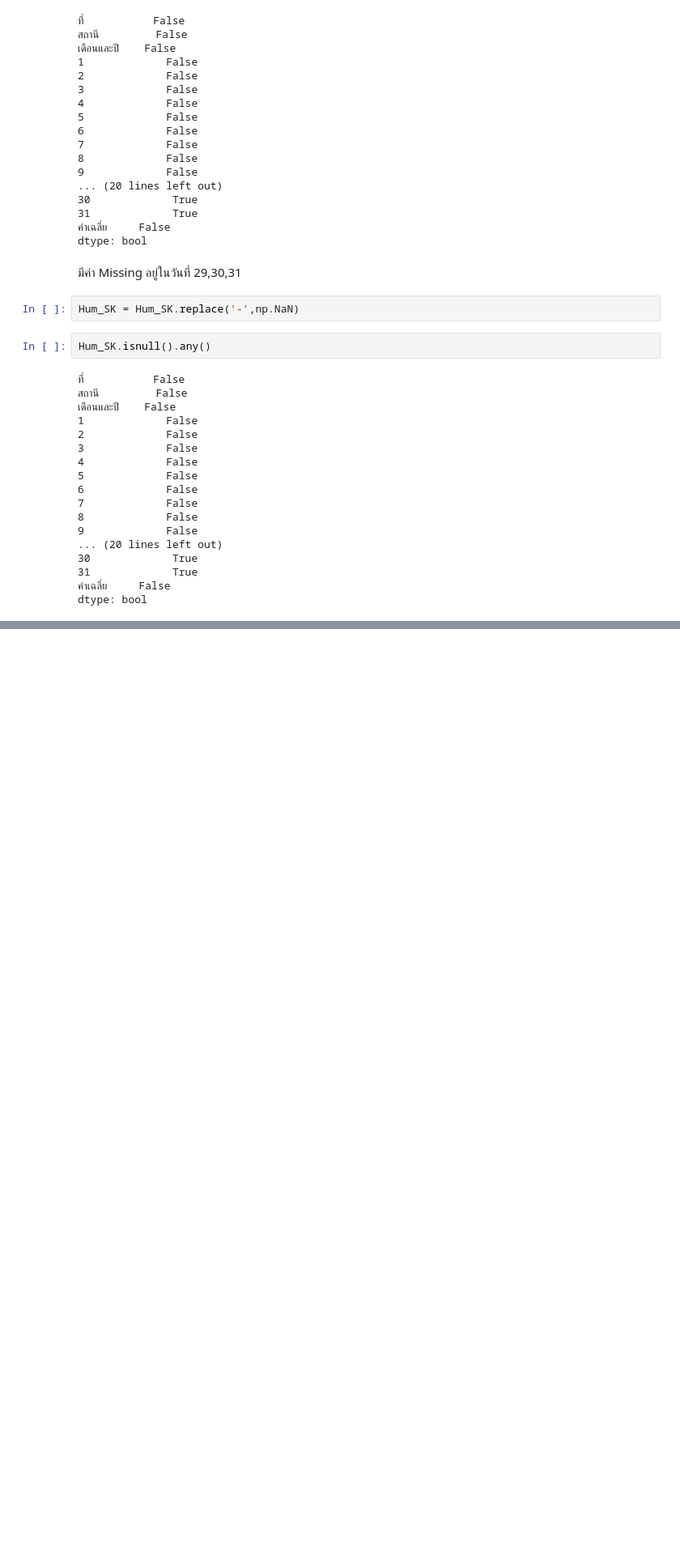
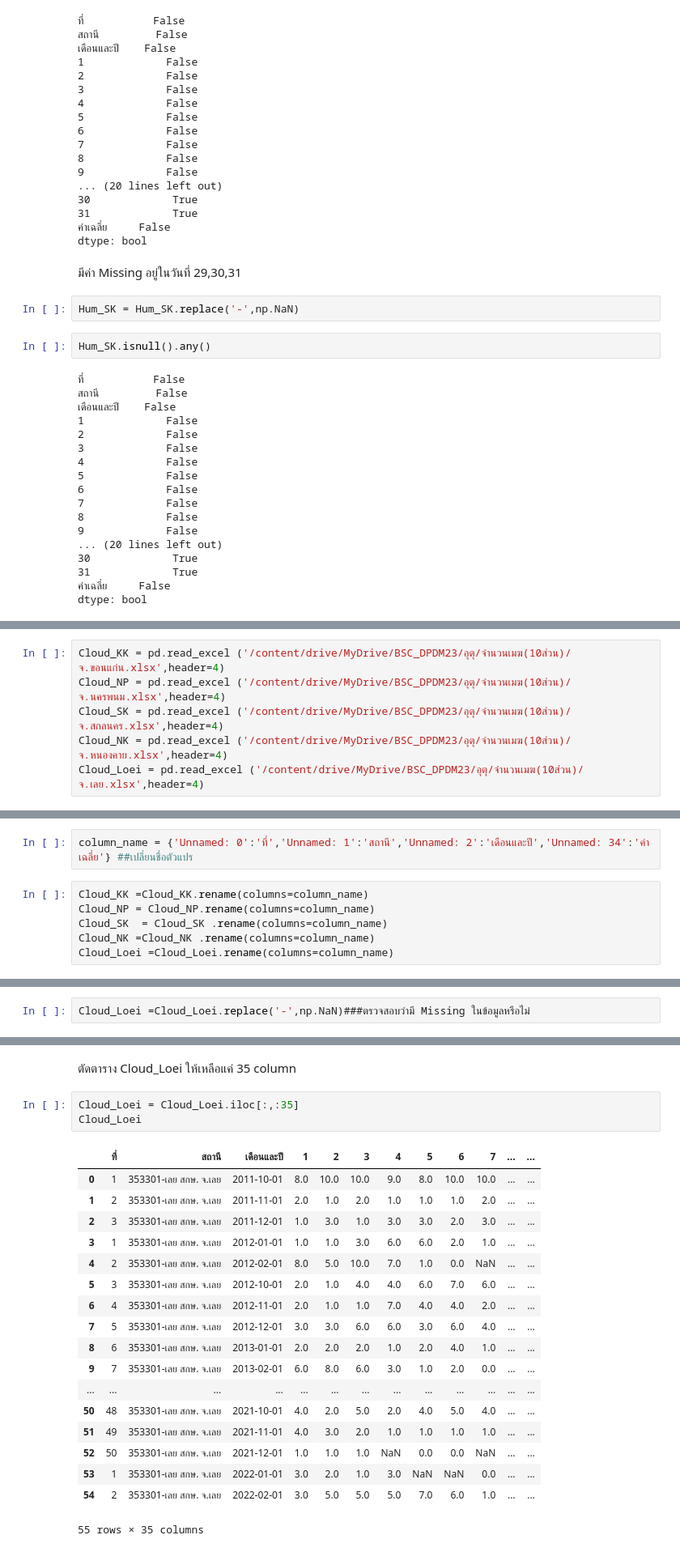
Before and after one commit to Piyaphat23/BSC_DPDM23, a Jupyter notebook: midterm_bscdpdm23.ipynb, the cells around one changed output, grey strips where cells are left out. Shown: that part at 81% size. Saved outputs shown, nothing was run; the diff lists cells and outputs as text; blank space fills up the shorter version.

```diff
--- a/midterm_bscdpdm23.ipynb
+++ b/midterm_bscdpdm23.ipynb
@@ -444,0 +861,6 @@ dtype: bool
+# %%
+Cloud_KK = pd.read_excel ('/content/drive/MyDrive/BSC_DPDM23/อุตุ/จำนวนเมฆ(10ส่วน)/จ.ขอนแก่น.xlsx',header=4)
+Cloud_NP = pd.read_excel ('/content/drive/MyDrive/BSC_DPDM23/อุตุ/จำนวนเมฆ(10ส่วน)/จ.นครพนม.xlsx',header=4)
+Cloud_SK = pd.read_excel ('/content/drive/MyDrive/BSC_DPDM23/อุตุ/จำนวนเมฆ(10ส่วน)/จ.สกลนคร.xlsx',header=4)
+Cloud_NK = pd.read_excel ('/content/drive/MyDrive/BSC_DPDM23/อุตุ/จำนวนเมฆ(10ส่วน)/จ.หนองคาย.xlsx',header=4)
+Cloud_Loei = pd.read_excel ('/content/drive/MyDrive/BSC_DPDM23/อุตุ/จำนวนเมฆ(10ส่วน)/จ.เลย.xlsx',header=4)
@@ -444,0 +869,8 @@ dtype: bool
+# %%
+column_name = {'Unnamed: 0':'ที่','Unnamed: 1':'สถานี','Unnamed: 2':'เดือนและปี','Unnamed: 34':'ค่าเฉลี่ย'} ##เปลี่ยนชื่อตัวแปร
+# %%
+Cloud_KK =Cloud_KK.rename(columns=column_name)
+Cloud_NP = Cloud_NP.rename(columns=column_name)
+Cloud_SK  = Cloud_SK .rename(columns=column_name)
+Cloud_NK =Cloud_NK .rename(columns=column_name)
+Cloud_Loei =Cloud_Loei.rename(columns=column_name)
@@ -444,0 +967,2 @@ dtype: bool
+# %%
+Cloud_Loei =Cloud_Loei.replace('-',np.NaN)###ตรวจสอบว่ามี Missing ในข้อมูลหรือไม่
@@ -444,0 +989,24 @@ dtype: bool
+# %% [markdown]
+ตัดตาราง Cloud_Loei ให้เหลือแค่ 35 column
+# %%
+Cloud_Loei = Cloud_Loei.iloc[:,:35]
+Cloud_Loei
+# %% [output]
+|  | ที่ | สถานี | เดือนและปี | 1 | 2 | 3 | 4 | 5 | 6 | 7 | ... | ... |
+| 0 | 1 | 353301-เลย สกษ. จ.เลย | 2011-10-01 | 8.0 | 10.0 | 10.0 | 9.0 | 8.0 | 10.0 | 10.0 | ... | ... |
+| 1 | 2 | 353301-เลย สกษ. จ.เลย | 2011-11-01 | 2.0 | 1.0 | 2.0 | 1.0 | 1.0 | 1.0 | 2.0 | ... | ... |
+| 2 | 3 | 353301-เลย สกษ. จ.เลย | 2011-12-01 | 1.0 | 3.0 | 1.0 | 3.0 | 3.0 | 2.0 | 3.0 | ... | ... |
+| 3 | 1 | 353301-เลย สกษ. จ.เลย | 2012-01-01 | 1.0 | 1.0 | 3.0 | 6.0 | 6.0 | 2.0 | 1.0 | ... | ... |
+| 4 | 2 | 353301-เลย สกษ. จ.เลย | 2012-02-01 | 8.0 | 5.0 | 10.0 | 7.0 | 1.0 | 0.0 | NaN | ... | ... |
+| 5 | 3 | 353301-เลย สกษ. จ.เลย | 2012-10-01 | 2.0 | 1.0 | 4.0 | 4.0 | 6.0 | 7.0 | 6.0 | ... | ... |
+| 6 | 4 | 353301-เลย สกษ. จ.เลย | 2012-11-01 | 2.0 | 1.0 | 1.0 | 7.0 | 4.0 | 4.0 | 2.0 | ... | ... |
+| 7 | 5 | 353301-เลย สกษ. จ.เลย | 2012-12-01 | 3.0 | 3.0 | 6.0 | 6.0 | 3.0 | 6.0 | 4.0 | ... | ... |
+| 8 | 6 | 353301-เลย สกษ. จ.เลย | 2013-01-01 | 2.0 | 2.0 | 2.0 | 1.0 | 2.0 | 4.0 | 1.0 | ... | ... |
+| 9 | 7 | 353301-เลย สกษ. จ.เลย | 2013-02-01 | 6.0 | 8.0 | 6.0 | 3.0 | 1.0 | 2.0 | 0.0 | ... | ... |
+| ... | ... | ... | ... | ... | ... | ... | ... | ... | ... | ... | ... | ... |
+| 50 | 48 | 353301-เลย สกษ. จ.เลย | 2021-10-01 | 4.0 | 2.0 | 5.0 | 2.0 | 4.0 | 5.0 | 4.0 | ... | ... |
+| 51 | 49 | 353301-เลย สกษ. จ.เลย | 2021-11-01 | 4.0 | 3.0 | 2.0 | 1.0 | 1.0 | 1.0 | 1.0 | ... | ... |
+| 52 | 50 | 353301-เลย สกษ. จ.เลย | 2021-12-01 | 1.0 | 1.0 | 1.0 | NaN | 0.0 | 0.0 | NaN | ... | ... |
+| 53 | 1 | 353301-เลย สกษ. จ.เลย | 2022-01-01 | 3.0 | 2.0 | 1.0 | 3.0 | NaN | NaN | 0.0 | ... | ... |
+| 54 | 2 | 353301-เลย สกษ. จ.เลย | 2022-02-01 | 3.0 | 5.0 | 5.0 | 5.0 | 7.0 | 6.0 | 1.0 | ... | ... |
+55 rows × 35 columns
```
Also changed, not shown: parts of 65 cells of this notebook.
